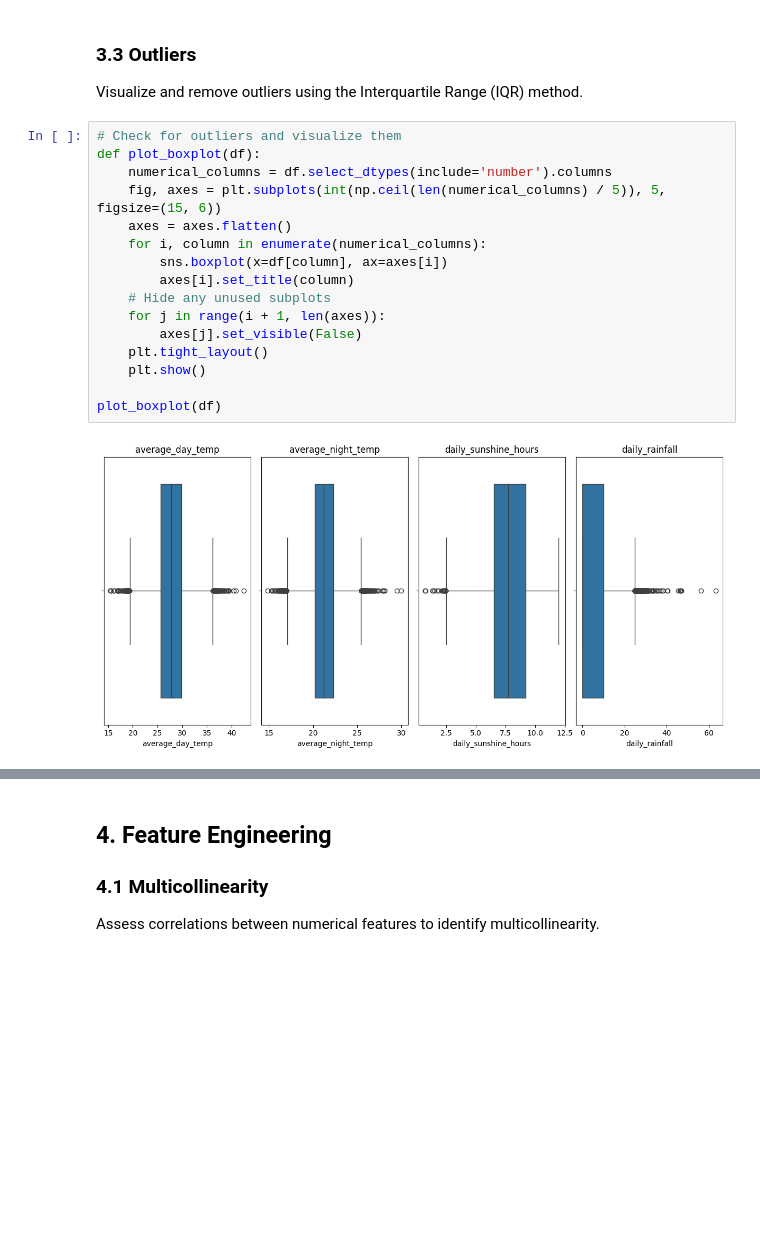
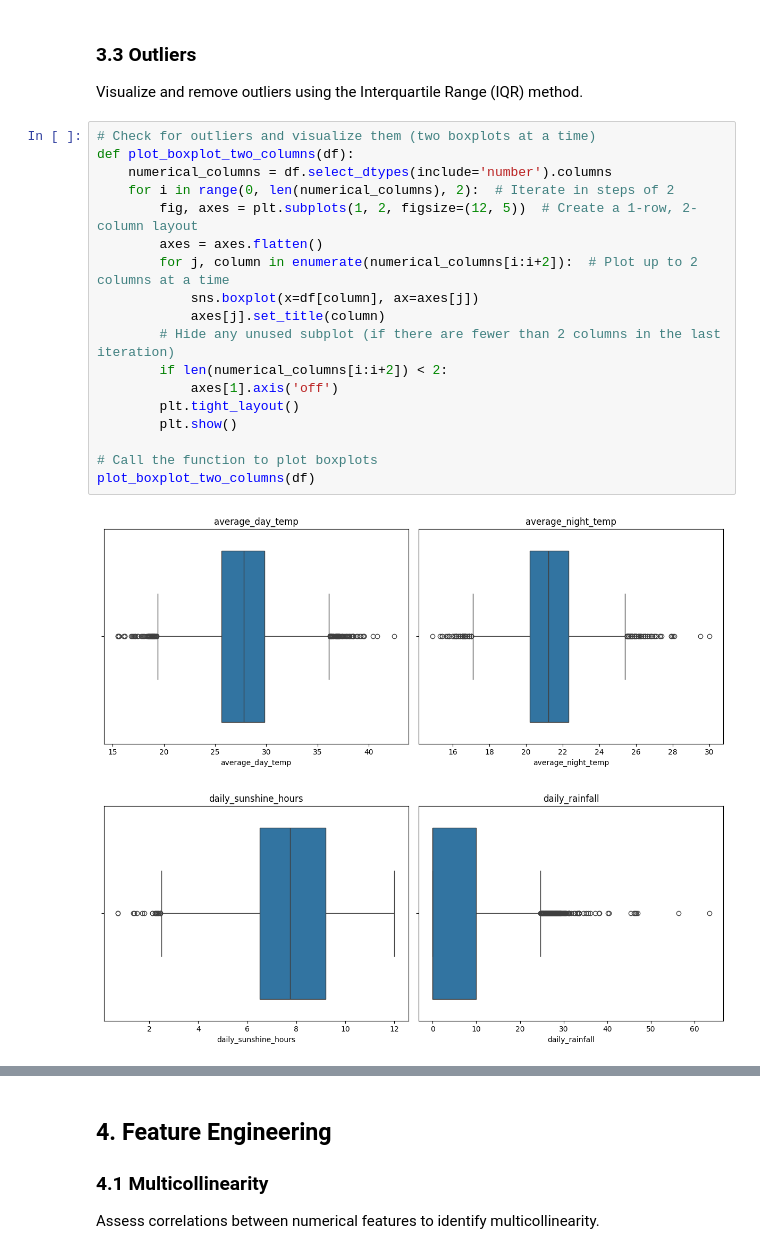
Before and after one commit to mdjubaer12/ML-Based-Decision-Support-for-Rice-Cultivation-Suitability-in-Bangladesh, a Jupyter notebook: rice_yield_analysis.ipynb, the cells around one changed output, grey strips where cells are left out. Saved outputs shown, nothing was run; the diff lists cells and outputs as text; blank space fills up the shorter version.

```diff
--- a/rice_yield_analysis.ipynb
+++ b/rice_yield_analysis.ipynb
@@ -160,23 +162,26 @@ df.drop_duplicates(inplace=True)
 
 Visualize and remove outliers using the Interquartile Range (IQR) method.
 # %%
-# Check for outliers and visualize them
-def plot_boxplot(df):
+# Check for outliers and visualize them (two boxplots at a time)
+def plot_boxplot_two_columns(df):
     numerical_columns = df.select_dtypes(include='number').columns
-    fig, axes = plt.subplots(int(np.ceil(len(numerical_columns) / 5)), 5, figsize=(15, 6))
-    axes = axes.flatten()
-    for i, column in enumerate(numerical_columns):
-        sns.boxplot(x=df[column], ax=axes[i])
-        axes[i].set_title(column)
-    # Hide any unused subplots
-    for j in range(i + 1, len(axes)):
-        axes[j].set_visible(False)
-    plt.tight_layout()
-    plt.show()
+    for i in range(0, len(numerical_columns), 2):  # Iterate in steps of 2
+        fig, axes = plt.subplots(1, 2, figsize=(12, 5))  # Create a 1-row, 2-column layout
+        axes = axes.flatten()
+        for j, column in enumerate(numerical_columns[i:i+2]):  # Plot up to 2 columns at a time
+            sns.boxplot(x=df[column], ax=axes[j])
+            axes[j].set_title(column)
+        # Hide any unused subplot (if there are fewer than 2 columns in the last iteration)
+        if len(numerical_columns[i:i+2]) < 2:
+            axes[1].axis('off')
+        plt.tight_layout()
+        plt.show()
 
-plot_boxplot(df)
+# Call the function to plot boxplots
+plot_boxplot_two_columns(df)
 # %% [output]
-[figure, old version]
+[figure, new version]
+[figure, added]
 # %%
 # Remove outliers using IQR method
 def remove_outliers_iqr(df):
```
Also changed, not shown: parts of 5 cells of this notebook, 13 other files.
